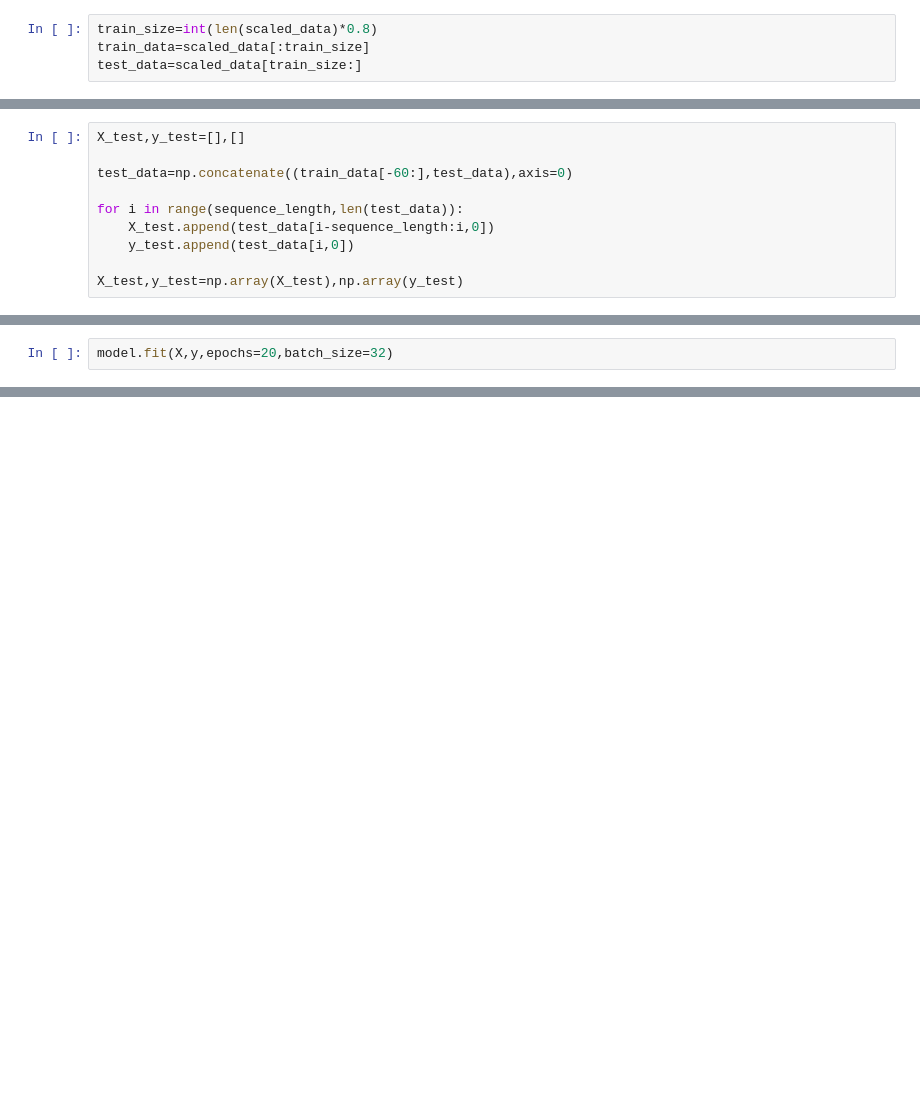
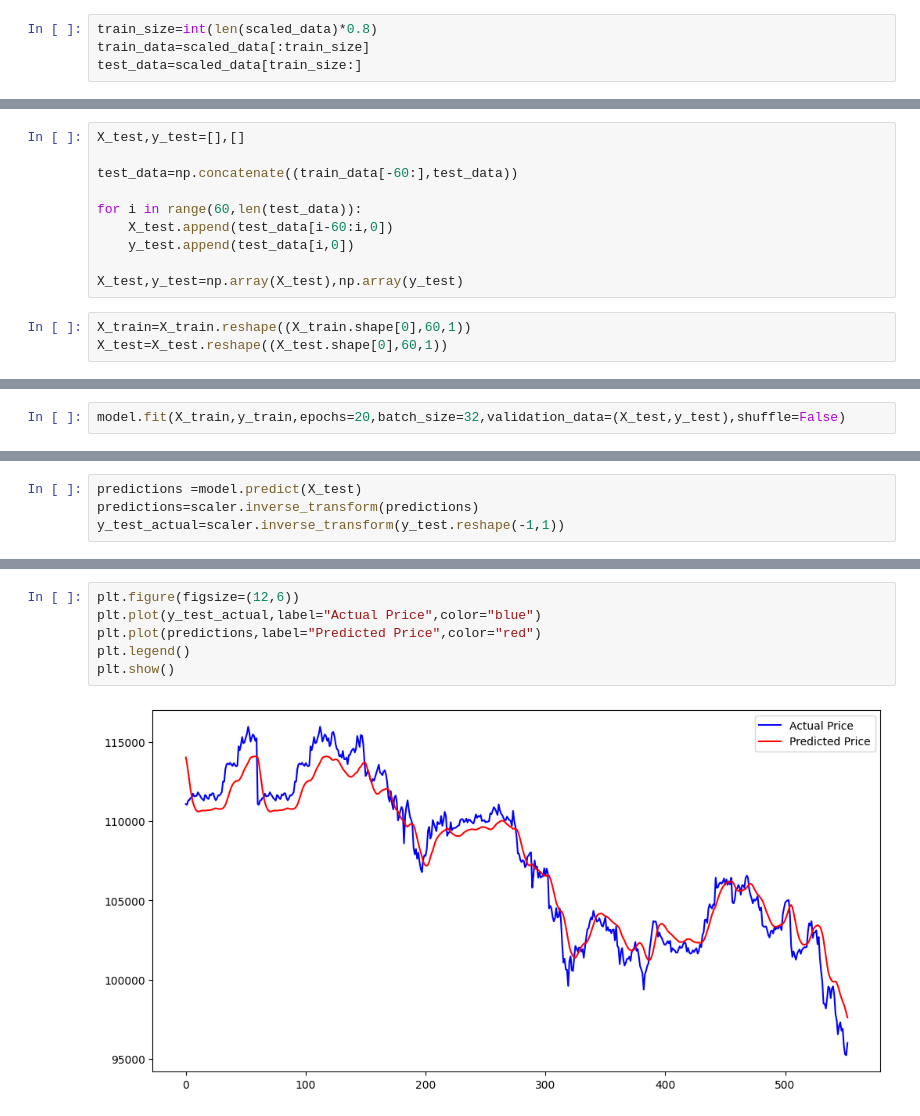
Before and after one commit to theHoodguy4587/Crypto-Price-prediction, a Jupyter notebook: Crypto_Price_Prediction.ipynb, the cells around one changed output, grey strips where cells are left out. Cells and saved outputs as stored; diff of their text form; blank space fills up the shorter version.

```diff
--- a/Crypto_Price_Prediction.ipynb
+++ b/Crypto_Price_Prediction.ipynb
@@ -58,13 +57,16 @@ X_train,y_train=np.array(X_train),np.array(y_train)
 # %%
 X_test,y_test=[],[]
 
-test_data=np.concatenate((train_data[-60:],test_data),axis=0)
+test_data=np.concatenate((train_data[-60:],test_data))
 
-for i in range(sequence_length,len(test_data)):
-    X_test.append(test_data[i-sequence_length:i,0])
+for i in range(60,len(test_data)):
+    X_test.append(test_data[i-60:i,0])
     y_test.append(test_data[i,0])
 
 X_test,y_test=np.array(X_test),np.array(y_test)
+# %%
+X_train=X_train.reshape((X_train.shape[0],60,1))
+X_test=X_test.reshape((X_test.shape[0],60,1))
 # %%
 from tensorflow.keras.models import Sequential
 from tensorflow.keras.layers import LSTM,Dense,Dropout
@@ -100,6 +102,6 @@ Model: "sequential"
  Trainable params: 30,651 (119.73 KB)
  Non-trainable params: 0 (0.00 B)
 # %%
-model.fit(X,y,epochs=20,batch_size=32)
+model.fit(X_train,y_train,epochs=20,batch_size=32,validation_data=(X_test,y_test),shuffle=False)
 # %% [output]
 Epoch 1/20
@@ -124,0 +125,4 @@ predictions =model.predict(X_test)
+# %%
+predictions =model.predict(X_test)
+predictions=scaler.inverse_transform(predictions)
+y_test_actual=scaler.inverse_transform(y_test.reshape(-1,1))
@@ -124,0 +131,8 @@ predictions =model.predict(X_test)
+# %%
+plt.figure(figsize=(12,6))
+plt.plot(y_test_actual,label="Actual Price",color="blue")
+plt.plot(predictions,label="Predicted Price",color="red")
+plt.legend()
+plt.show()
+# %% [output]
+[figure, added]
```
Also changed, not shown: parts of 5 cells of this notebook.
